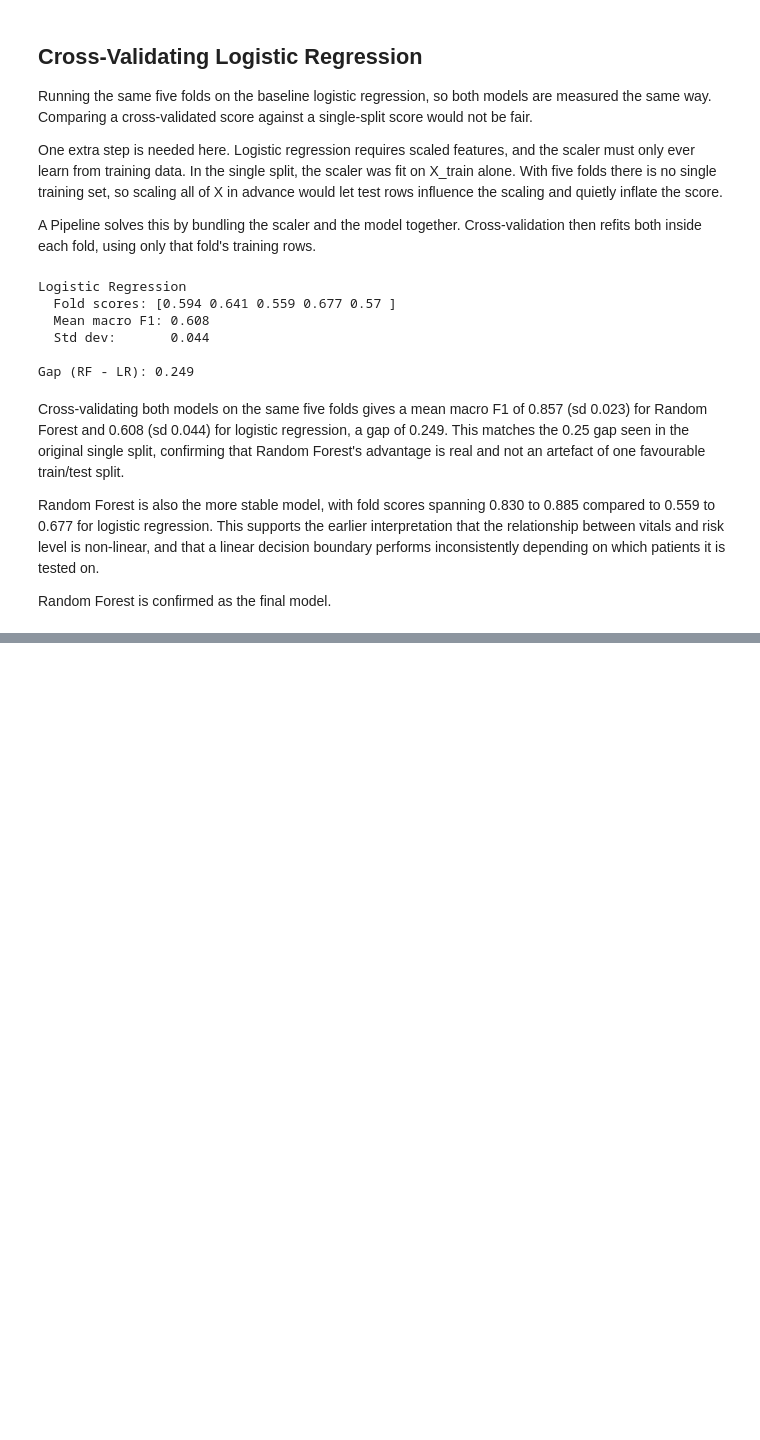
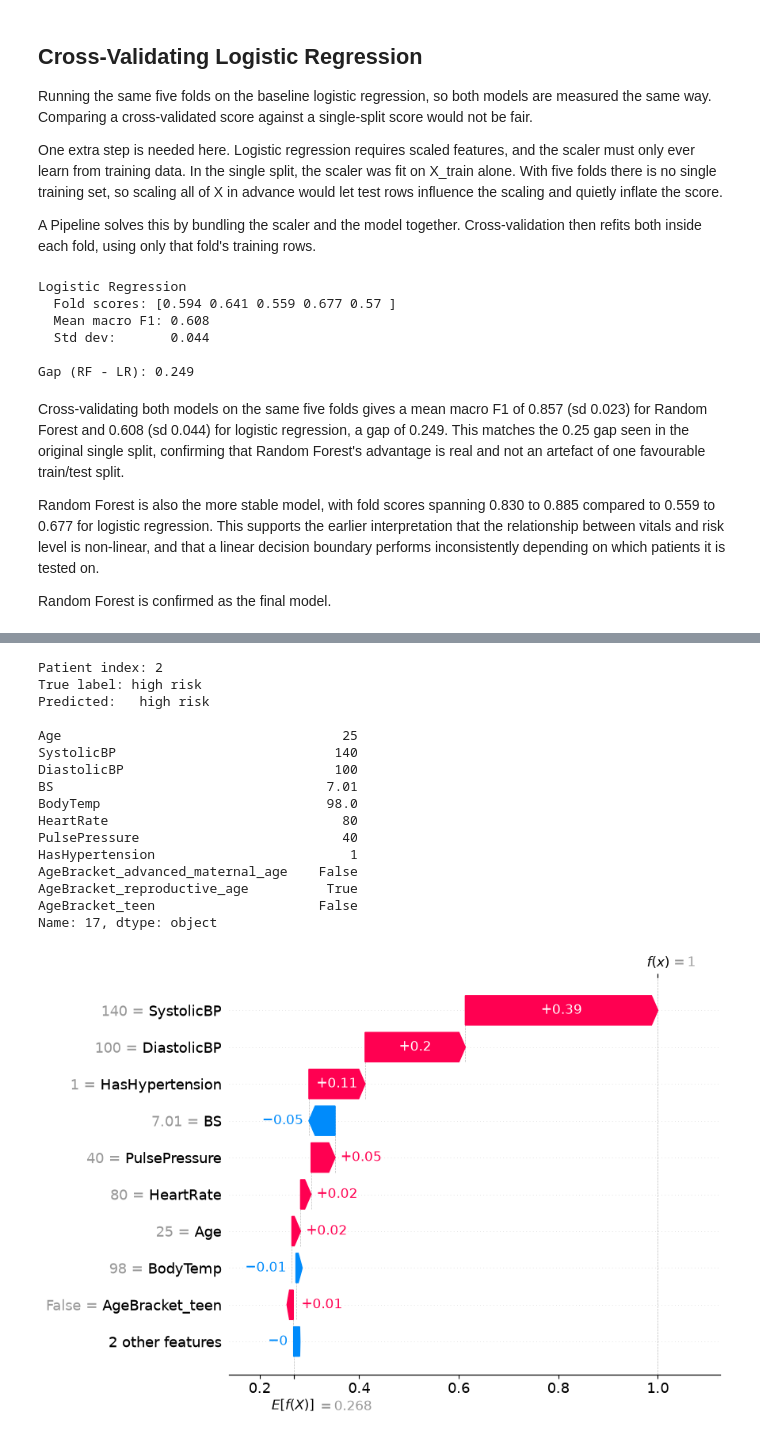
Before and after one commit to anastasia-mistreanu/maternal-health-risk-classifier, a Jupyter notebook: notebooks/modeling.ipynb, the cells around one changed output, grey strips where cells are left out. Saved outputs shown, nothing was run; the diff lists cells and outputs as text; code cells hidden in the pictures; blank space fills up the shorter version.

```diff
--- a/notebooks/modeling.ipynb
+++ b/notebooks/modeling.ipynb
@@ -302,0 +450,32 @@ Random Forest is confirmed as the final model.
+# %%
+explanation = explainer(X_test)
+
+# find the first patient whose true label is high risk (class 0)
+i = np.where(y_test == 0)[0][0]
+
+print(f"Patient index: {i}")
+print(f"True label: {encoder.classes_[y_test[i]]}")
+print(f"Predicted:   {encoder.classes_[y_pred_rf[i]]}")
+print()
+print(X_test.iloc[i])
+
+# [i, :, 0] selects this patient, all features, high-risk class
+shap.plots.waterfall(explanation[i, :, 0])
+# %% [output]
+Patient index: 2
+True label: high risk
+Predicted:   high risk
+
+Age                                    25
+SystolicBP                            140
+DiastolicBP                           100
+BS                                   7.01
+BodyTemp                             98.0
+HeartRate                              80
+PulsePressure                          40
+HasHypertension                         1
+AgeBracket_advanced_maternal_age    False
+AgeBracket_reproductive_age          True
+AgeBracket_teen                     False
+Name: 17, dtype: object
+[figure, added]
```
Also changed, not shown: parts of 19 cells of this notebook.
